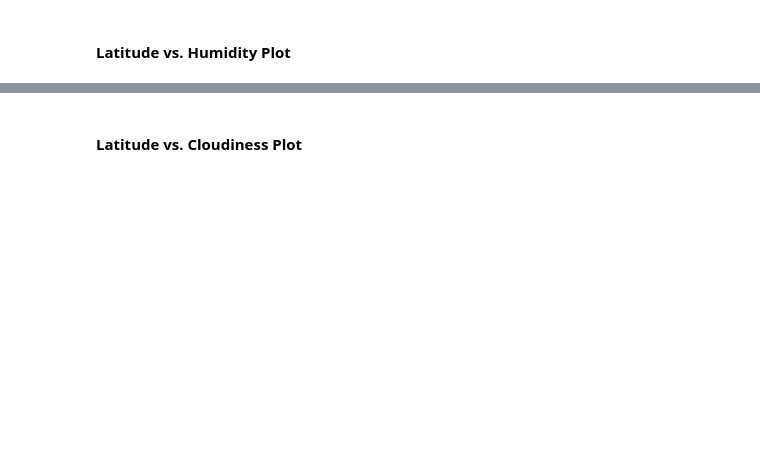
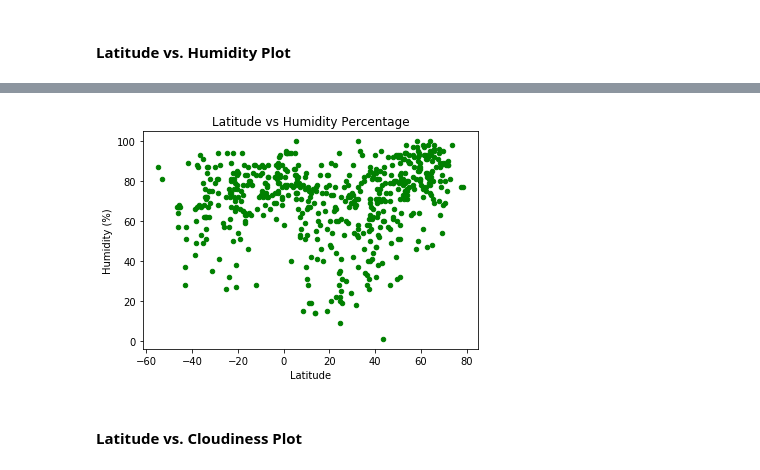
Before and after one commit to HBlockBeach/python-api-challenge, a Jupyter notebook: Weather/WeatherPy.ipynb, the cells around one changed output, grey strips where cells are left out. Drawn from its saved outputs; the diff is of its cells as text; code cells hidden in the pictures; blank space fills up the shorter version.

```diff
--- a/Weather/WeatherPy.ipynb
+++ b/Weather/WeatherPy.ipynb
@@ -106,2 +182,10 @@ dtype: int64
+# %%
+cities.plot(kind = "scatter" , x = ["lat"], y = ["humidity"], color = "green")
+plt.xlabel("Latitude")
+plt.ylabel("Humidity (%)")
+plt.title("Latitude vs Humidity Percentage")
+plt.savefig("Lat_v_Humidity.png")
+# %% [output]
+[figure, added]
 # %% [markdown]
 #### Latitude vs. Cloudiness Plot
```
Also changed, not shown: parts of 32 cells of this notebook.
